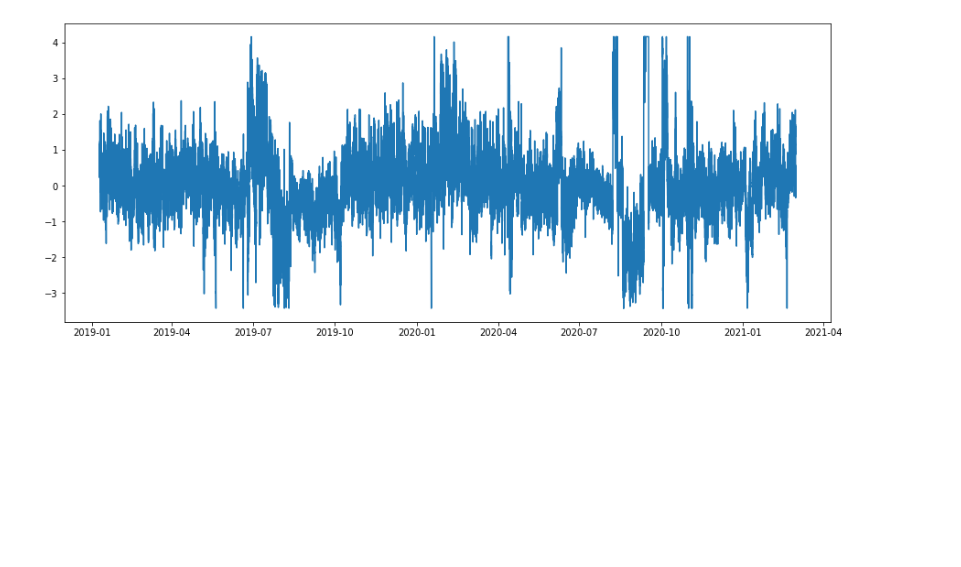
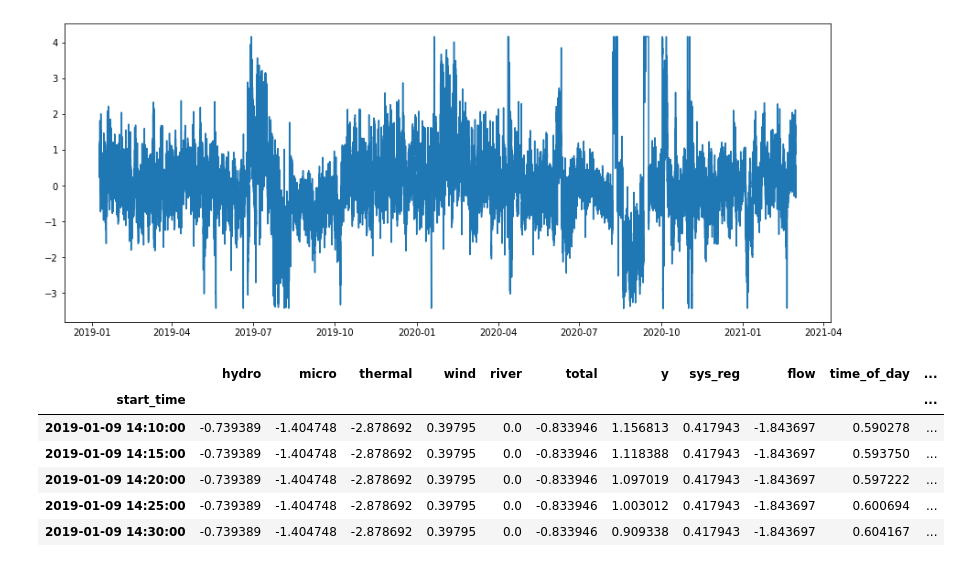
Before and after one commit to rodrigohpalmeirim/timeseries-forecast, a Jupyter notebook: imbalance_forecast.ipynb, the cells around one changed output. Saved outputs shown, nothing was run; the diff lists cells and outputs as text; code cells hidden in the pictures; blank space fills up the shorter version.

```diff
--- a/imbalance_forecast.ipynb
+++ b/imbalance_forecast.ipynb
@@ -51,6 +51,16 @@ def add_features(df):
     df['previous_day_mean_y'] = df['y'].rolling(12 * 24).mean() # TODO
 
 add_features(df)
+# %%
+df.head()
+# %% [output]
+|  | hydro | micro | thermal | wind | river | total | y | sys_reg | flow | time_of_day | ... |
+| start_time |  |  |  |  |  |  |  |  |  |  | ... |
+| 2019-01-09 14:10:00 | -0.739389 | -1.404748 | -2.878692 | 0.39795 | 0.0 | -0.833946 | 1.156813 | 0.417943 | -1.843697 | 0.590278 | ... |
+| 2019-01-09 14:15:00 | -0.739389 | -1.404748 | -2.878692 | 0.39795 | 0.0 | -0.833946 | 1.118388 | 0.417943 | -1.843697 | 0.593750 | ... |
+| 2019-01-09 14:20:00 | -0.739389 | -1.404748 | -2.878692 | 0.39795 | 0.0 | -0.833946 | 1.097019 | 0.417943 | -1.843697 | 0.597222 | ... |
+| 2019-01-09 14:25:00 | -0.739389 | -1.404748 | -2.878692 | 0.39795 | 0.0 | -0.833946 | 1.003012 | 0.417943 | -1.843697 | 0.600694 | ... |
+| 2019-01-09 14:30:00 | -0.739389 | -1.404748 | -2.878692 | 0.39795 | 0.0 | -0.833946 | 0.909338 | 0.417943 | -1.843697 | 0.604167 | ... |
 # %%
 sequence_length = 12 * 12 # 12 hours
 
```
Also changed, not shown: parts of 7 cells of this notebook.
